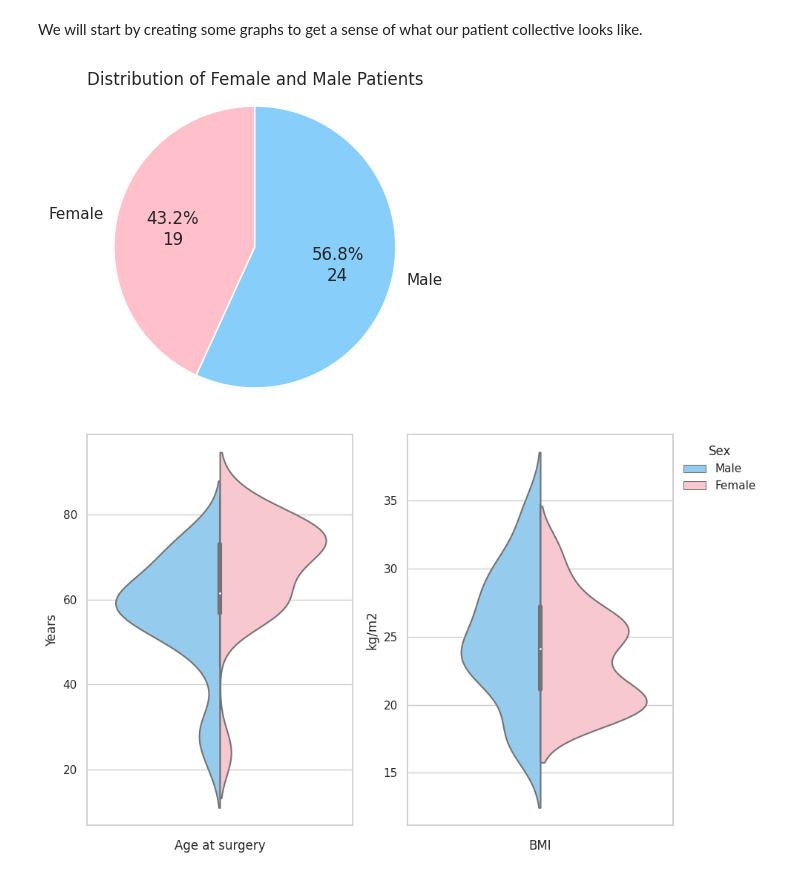
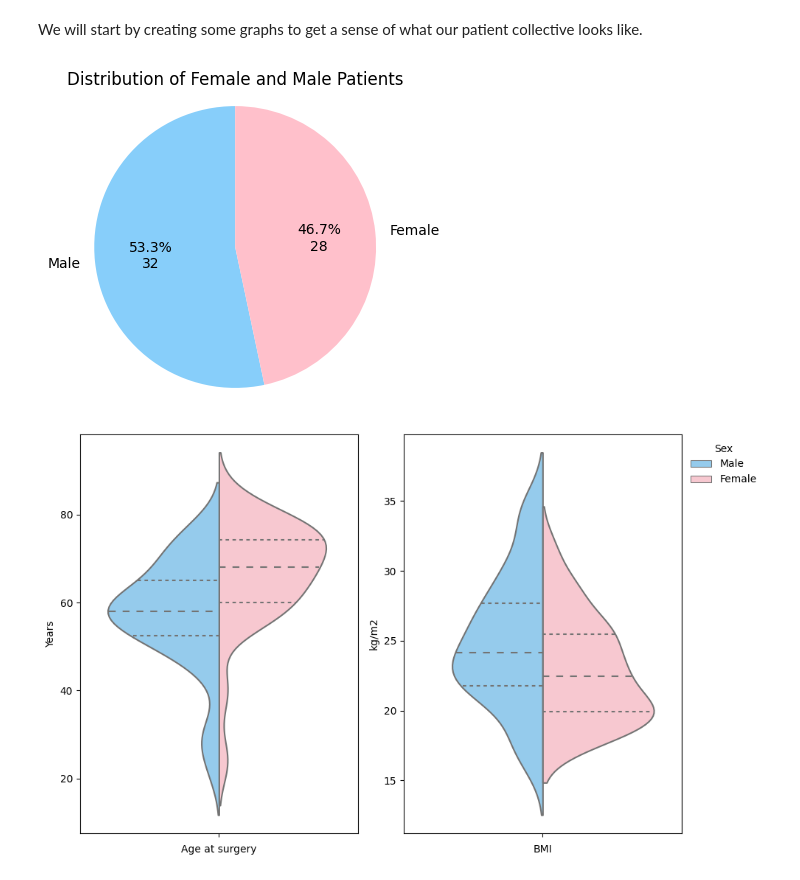
Before and after one commit to philipp-lampert/mymandible, a Jupyter notebook: data_science/02_data_exploration.ipynb, the cells around one changed output. Drawn from its saved outputs; the diff is of its cells as text; code cells hidden in the pictures.

```diff
--- a/data_science/02_data_exploration.ipynb
+++ b/data_science/02_data_exploration.ipynb
@@ -23,6 +23,6 @@ else:
   ! git clone https://github.com/philipp-lampert/mymandible
   %cd mymandible/data_science/data
 
-df = pd.read_parquet('mymandible.parquet')
+df = pd.read_parquet('processed_data.parquet')
 # %% [output]
 /root
@@ -33,24 +43,23 @@ We will start by creating some graphs to get a sense of what our patient collect
 # %%
 female_count = df['sex_female'].sum()
 male_count = len(df) - female_count
 
-labels = ['Female', 'Male']
-sizes = [female_count, male_count]
-colors = ['pink', 'lightskyblue']
+labels = ['Male', 'Female']
+sizes = [male_count, female_count, ]
+colors = ['lightskyblue', 'pink']
 
 # Calculate total count
 total_count = sum(sizes)
 
 # Create a pie chart with both percentage and absolute number
 plt.figure(figsize=(4, 4))
 plt.pie(sizes, labels=labels, colors=colors, autopct=lambda p: f'{p:.1f}%\n{int(total_count * p / 100)}', startangle=90)
 plt.title('Distribution of Female and Male Patients')
 plt.axis('equal')
 plt.show()
 # %% [output]
-[figure, old version]
+[figure, new version]
 # %%
-colors = ['lightskyblue', 'pink']
 df['all'] = ''
 
 plt.figure(figsize=(10, 6))
@@ -58,7 +67,7 @@ plt.subplot(1, 2, 1)
 
 bw = 0.4
 
-sns.violinplot(x=df['all'], y=df['age_surgery_years'].astype('int'), palette=colors, hue=df['sex_female'], split = True, bw=bw)
+sns.violinplot(x=df['all'], y=df['age_surgery_years'].astype('int'), palette=colors, hue=df['sex_female'], split = True, bw=bw, inner='quart')
 plt.legend([], frameon=False)
 
 plt.xlabel('Age at surgery')
@@ -66,7 +75,7 @@ plt.ylabel('Years')
 plt.title('')
 
 plt.subplot(1, 2, 2)
-ax = sns.violinplot(x=df['all'], y=df['bmi'].astype('float'), hue=df['sex_female'], palette=colors, split=True, bw=bw)
+ax = sns.violinplot(x=df['all'], y=df['bmi'].astype('float'), hue=df['sex_female'], palette=colors, split=True, bw=bw, inner='quart')
 
 handles, labels = ax.get_legend_handles_labels()
 labels = ["Male", "Female"]
@@ -79,4 +88,4 @@ plt.title('')
 plt.tight_layout()
 plt.show()
 # %% [output]
-[figure, old version]
+[figure, new version]
```
Also changed, not shown: parts of 16 cells of this notebook.
